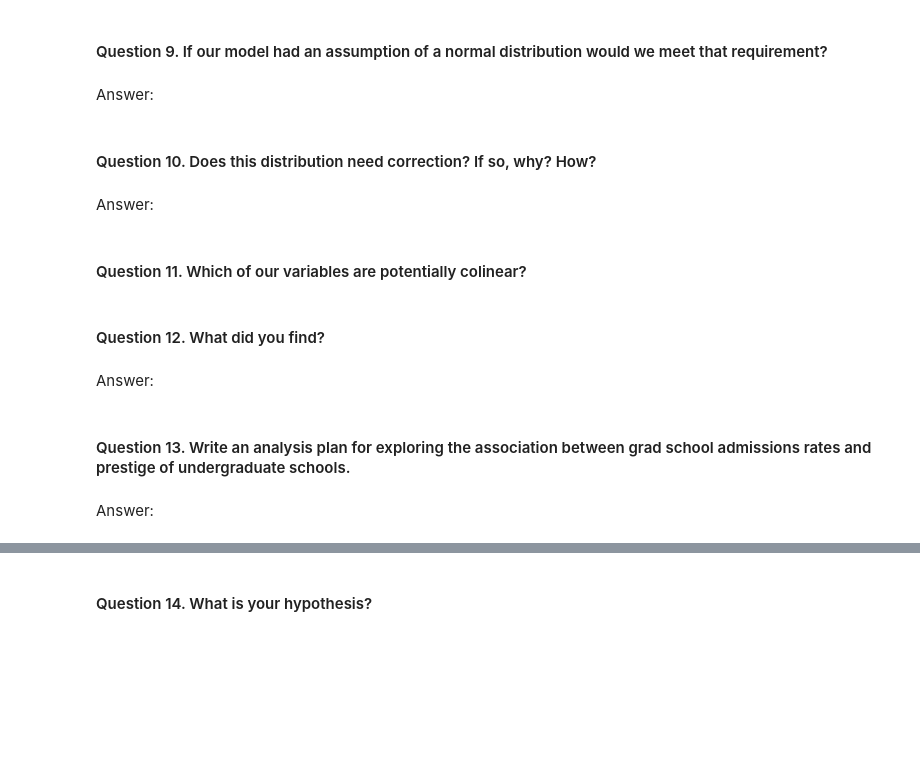
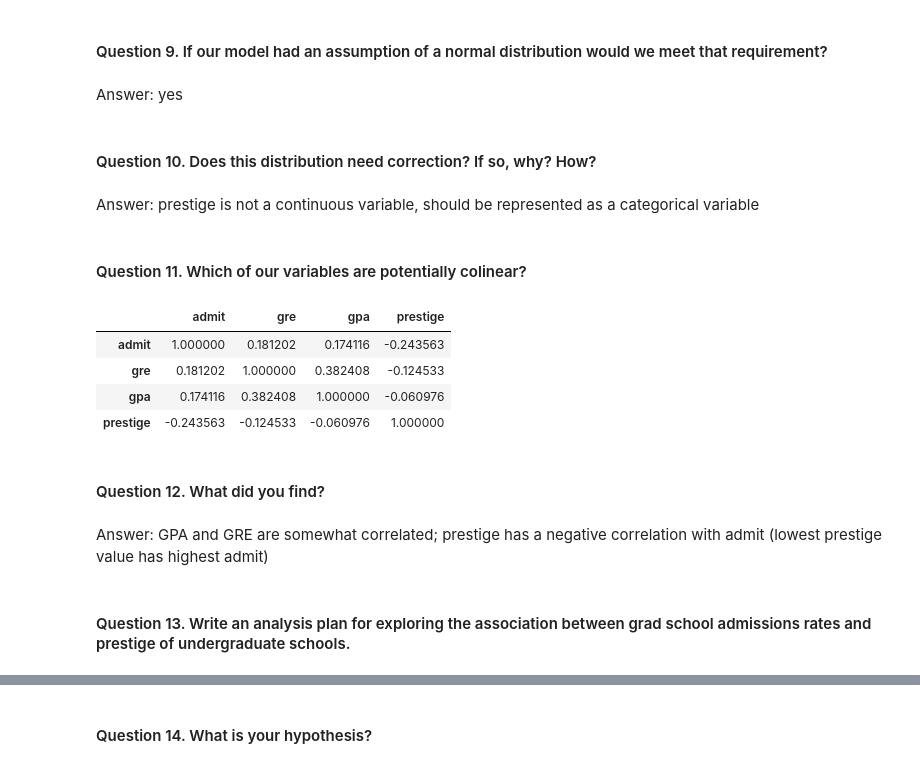
Before and after one commit to karafarkas/DS-SF-42, a Jupyter notebook: unit-project/project-2/starter-code/project2-starter.ipynb, the cells around one changed output, grey strips where cells are left out. Saved outputs shown, nothing was run; the diff lists cells and outputs as text; code cells hidden in the pictures; blank space fills up the shorter version.

```diff
--- a/unit-project/project-2/starter-code/project2-starter.ipynb
+++ b/unit-project/project-2/starter-code/project2-starter.ipynb
@@ -124,20 +124,26 @@ GPA and GRE have normal distributions. Admit has a Bimodal distribution; prestig
 # %% [markdown]
 #### Question 9.  If our model had an assumption of a normal distribution would we meet that requirement?
 # %% [markdown]
-Answer:
+Answer: yes
 # %% [markdown]
 #### Question 10.  Does this distribution need correction? If so, why? How?
-# %% [markdown]
-Answer:
+# %% [markdown]
+Answer: prestige is not a continuous variable, should be represented as a categorical variable
 # %% [markdown]
 #### Question 11. Which of our variables are potentially colinear?
 # %%
 # create a correlation matrix for the data
+
+df_clean.corr()
+# %% [output]
+|  | admit | gre | gpa | prestige |
+| admit | 1.000000 | 0.181202 | 0.174116 | -0.243563 |
+| gre | 0.181202 | 1.000000 | 0.382408 | -0.124533 |
+| gpa | 0.174116 | 0.382408 | 1.000000 | -0.060976 |
+| prestige | -0.243563 | -0.124533 | -0.060976 | 1.000000 |
 # %% [markdown]
 #### Question 12. What did you find?
-# %% [markdown]
-Answer:
+# %% [markdown]
+Answer: GPA and GRE are somewhat correlated; prestige has a negative correlation with admit (lowest prestige value has highest admit)
 # %% [markdown]
 #### Question 13. Write an analysis plan for exploring the association between grad school admissions rates and prestige of  undergraduate schools.
-# %% [markdown]
-Answer:
```
Also changed, not shown: parts of 4 cells of this notebook.
